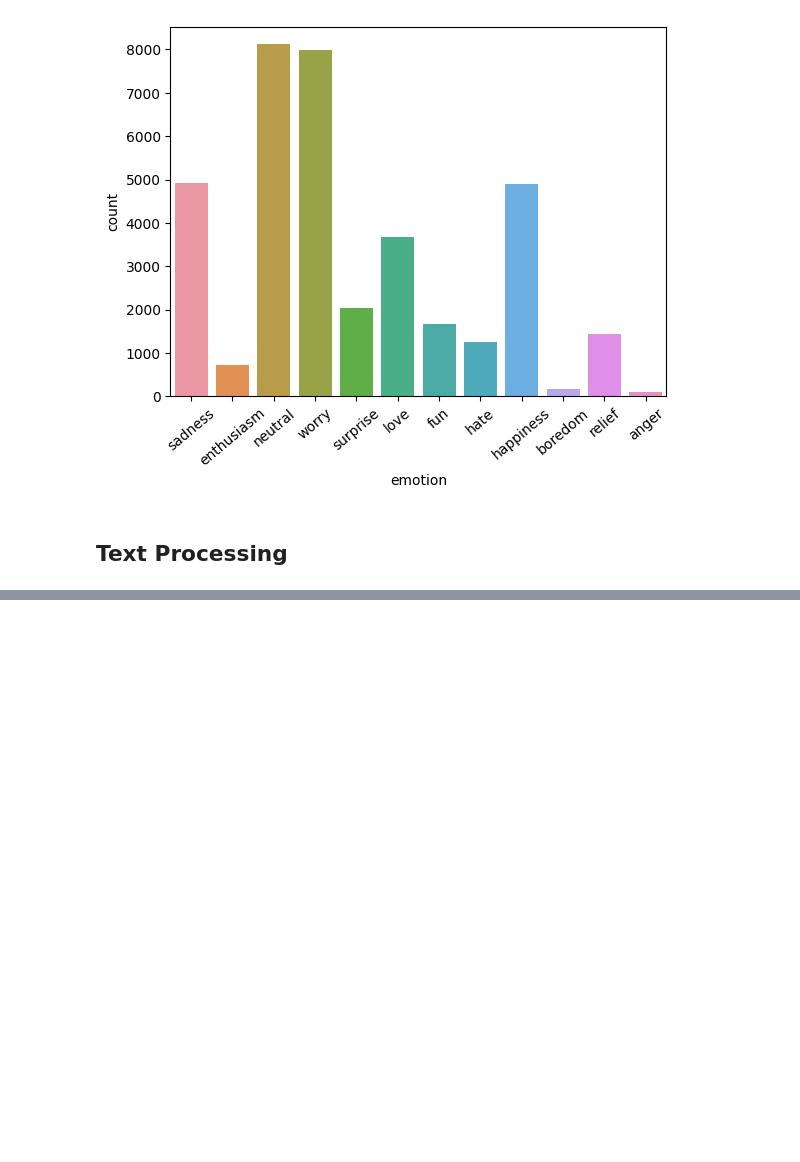
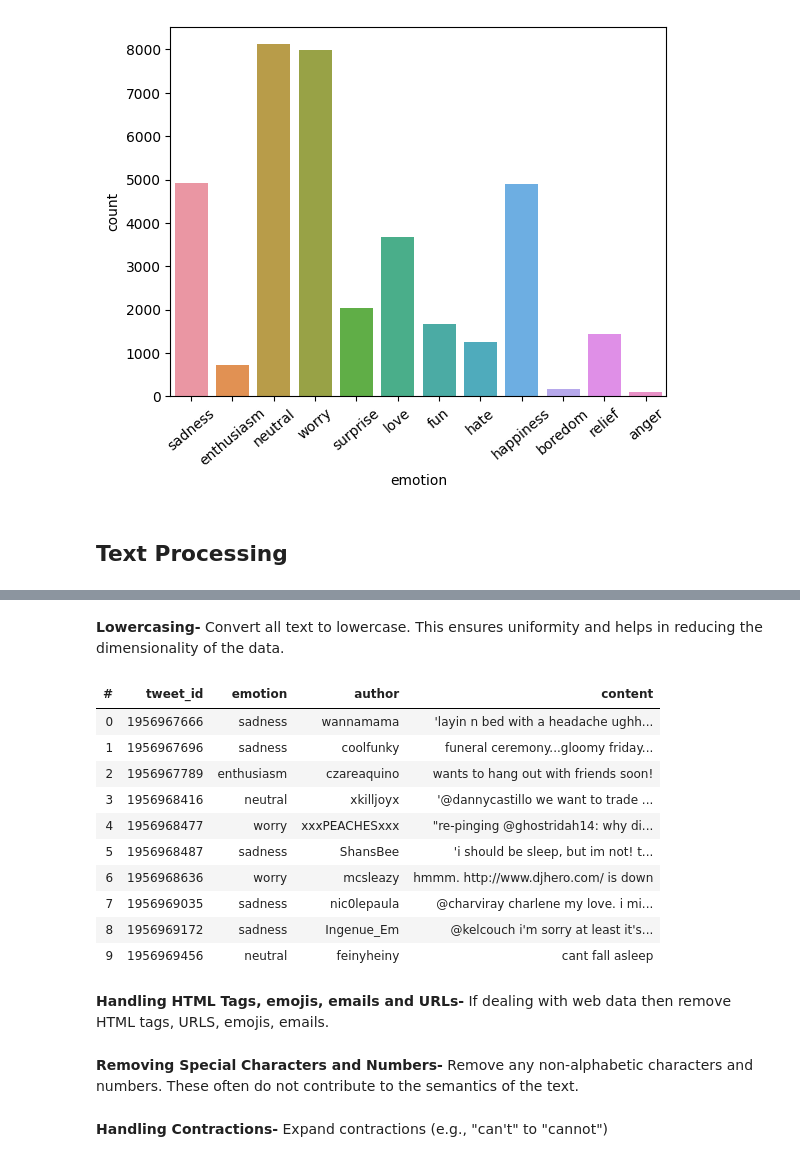
Before and after one commit to SandhiyaAcharya/Emotion_Analysis, a Jupyter notebook: Emotion_Analysis.ipynb, the cells around one changed output, grey strips where cells are left out. Cells and saved outputs as stored; diff of their text form; code cells hidden in the pictures; blank space fills up the shorter version.

```diff
--- a/Emotion_Analysis.ipynb
+++ b/Emotion_Analysis.ipynb
@@ -192,0 +137,19 @@ Name: content, dtype: object
+# %% [markdown]
+**Lowercasing-**  Convert all text to lowercase. This ensures uniformity and helps in reducing the dimensionality of the data.
+# %%
+vaex_data['content']=vaex_data['content'].str.lower()
+vaex_data.head()
+# %% [output]
+| # | tweet_id | emotion | author | content |
+| 0 | 1956967666 | sadness | wannamama | 'layin n bed with a headache ughh... |
+| 1 | 1956967696 | sadness | coolfunky | funeral ceremony...gloomy friday... |
+| 2 | 1956967789 | enthusiasm | czareaquino | wants to hang out with friends soon! |
+| 3 | 1956968416 | neutral | xkilljoyx | '@dannycastillo we want to trade ... |
+| 4 | 1956968477 | worry | xxxPEACHESxxx | "re-pinging @ghostridah14: why di... |
+| 5 | 1956968487 | sadness | ShansBee | 'i should be sleep, but im not! t... |
+| 6 | 1956968636 | worry | mcsleazy | hmmm. http://www.djhero.com/ is down |
+| 7 | 1956969035 | sadness | nic0lepaula | @charviray charlene my love. i mi... |
+| 8 | 1956969172 | sadness | Ingenue_Em | @kelcouch i'm sorry at least it's... |
+| 9 | 1956969456 | neutral | feinyheiny | cant fall asleep |
+# %% [markdown]
+**Handling HTML Tags, emojis, emails and URLs-** If dealing with web data then remove HTML tags, URLS, emojis, emails.
@@ -192,0 +161,2 @@ Name: content, dtype: object
+# %% [markdown]
+**Removing Special Characters and Numbers-** Remove any non-alphabetic characters and numbers. These often do not contribute to the semantics of the text.
@@ -192,0 +173,2 @@ Name: content, dtype: object
+# %% [markdown]
+**Handling Contractions-** Expand contractions (e.g., "can't" to "cannot")
```
Also changed, not shown: parts of 45 cells of this notebook.
